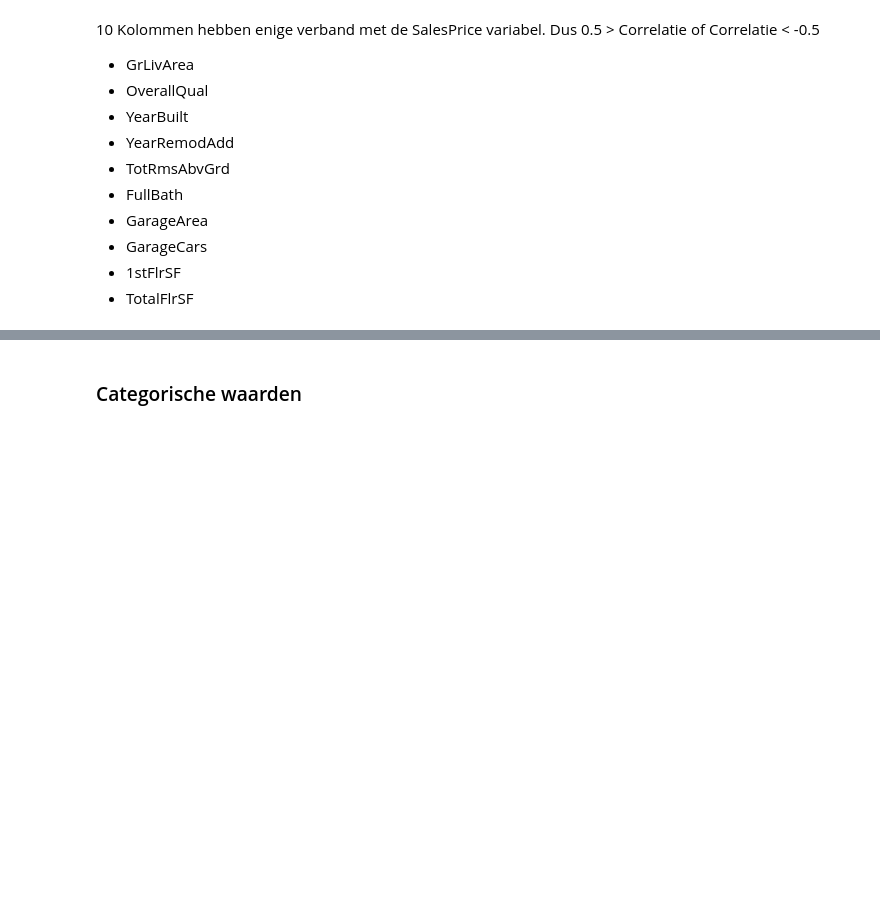
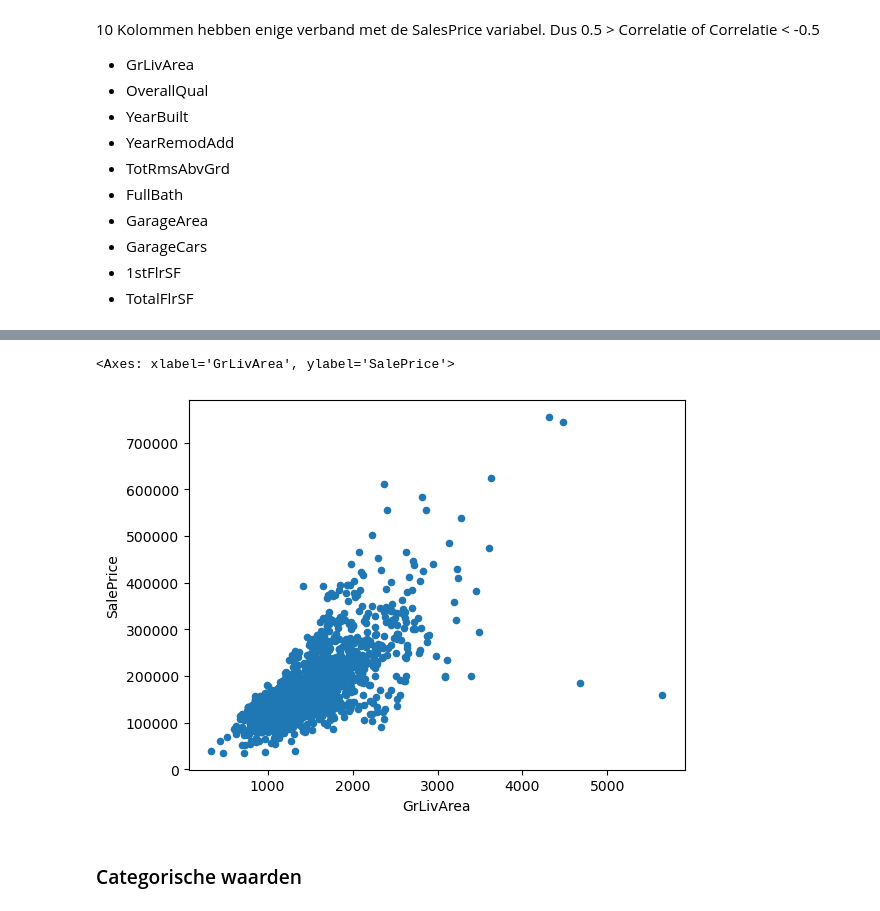
Before and after one commit to geoduin/HousePricePredictor, a Jupyter notebook: data_science_challenge.ipynb, the cells around one changed output, grey strips where cells are left out. Cells and saved outputs as stored; diff of their text form; code cells hidden in the pictures; blank space fills up the shorter version.

```diff
--- a/data_science_challenge.ipynb
+++ b/data_science_challenge.ipynb
@@ -284,3 +304,8 @@ numeric_correlation.corr().style.background_gradient(cmap="coolwarm")
+# %%
+relevant_data.plot.scatter("GrLivArea", "SalePrice")
+# %% [output]
+<Axes: xlabel='GrLivArea', ylabel='SalePrice'>
+[figure, added]
 # %% [markdown]
 ### Categorische waarden
 # %%
```
Also changed, not shown: parts of 13 cells of this notebook.
